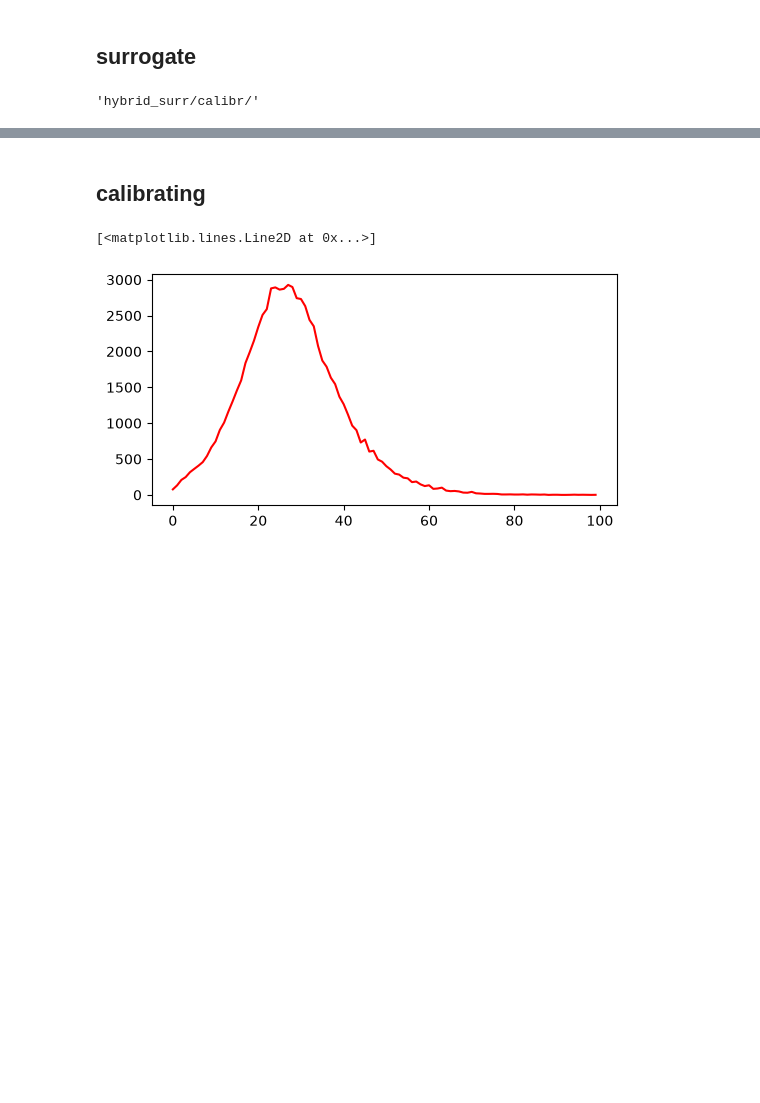
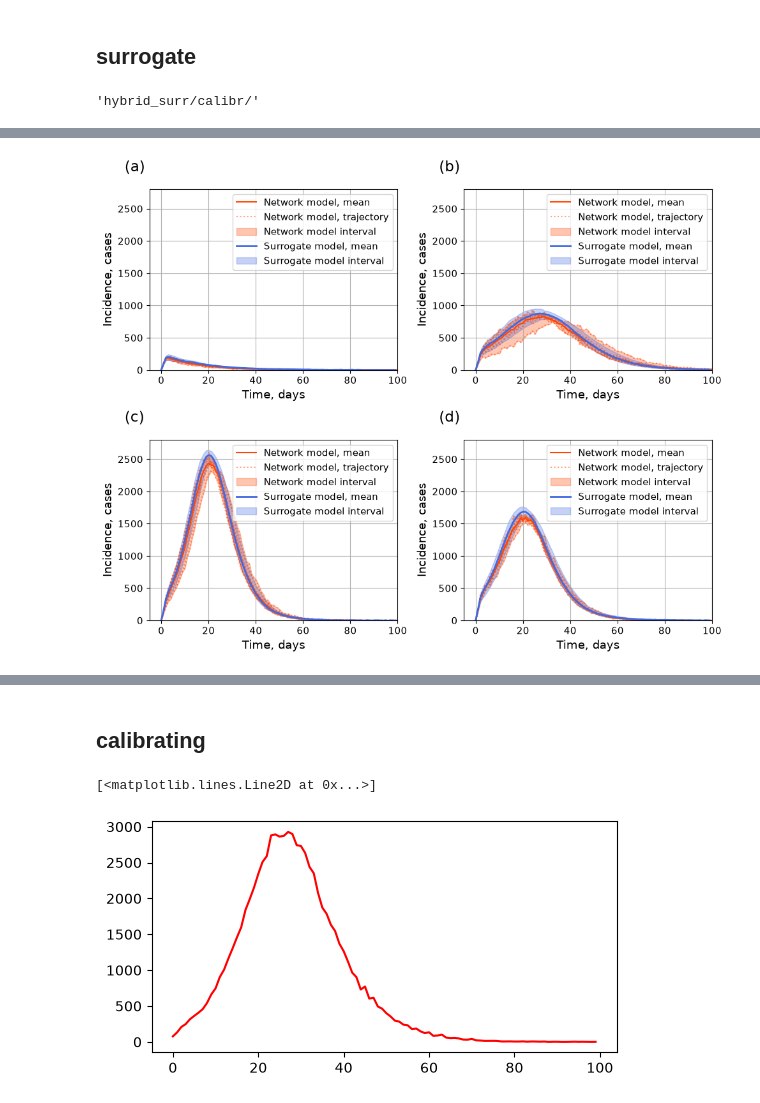
Before and after one commit to Mpkosh/hybrid-surrogate-mcp, a Jupyter notebook: examples-Copy1.ipynb, the cells around one changed output, grey strips where cells are left out. Saved outputs shown, nothing was run; the diff lists cells and outputs as text; code cells hidden in the pictures; blank space fills up the shorter version.

Commit message:
left only chosen test samples; shortened dfs; some docstrings

```diff
--- a/examples-Copy1.ipynb
+++ b/examples-Copy1.ipynb
@@ -752,0 +359,10 @@ plt.tight_layout()
+# %%
+test_indices = [1101,7,1,150]
+for ti in test_indices:
+
+    b,a = X_test[test_indices[counter]]
+    print(round(a,2),round(b,2))
+    #real_idx = mtest.iloc[ti].name
+    part = h[(h.beta.round(2)==round(b,2))&(h.alpha.round(2)==round(a,2))].iloc[:,5:-1]
+    print(part.shape)
+part
@@ -752,0 +390,81 @@ plt.tight_layout()
+# %%
+%%time
+topology='ba'
+test_indices = [1101,7,1,150]
+
+type_df = 'interval'
+ae = torch.load(folder_main+f'/calibr/models/autoencoder_interval_{topology}_100k_n.pt',
+                weights_only=False)
+search_full=False
+X_train, y_train, X_test, y_test, tmax, mtest,qw = \
+                    surr_funcs.get_splits_df(folder=folder_main+'calibr/',
+                                             folder_all=folder_main+'aux_hyb/',
+                                             type_df=type_df,
+                                             network_type = topology,
+                                             with_orig_X=True,
+                                            search_full=search_full)
+
+fontsize = 11
+rows, cols = 2, 2
+fig, ax = plt.subplots(rows, cols, figsize=(10, 8))
+
+labels = ['(a)', '(b)', '(c)', '(d)']
+counter = 0
+mean_index = range(tmax)
+low_index = range(tmax, 2*tmax)
+high_index = range(2*tmax, 3*tmax)
+cut = 100
+r2s, beta_alpha = [], []
+for row in range(rows):
+    for col in range(cols):
+        surrogate_sim = surr_funcs.predict(ae, X_test[test_indices[counter]]).numpy()
+        r2 = r2_score(y_test[test_indices[counter]], surrogate_sim)
+        r2s.append(r2)
+        b,a = X_test[test_indices[counter]]
+        beta_alpha.append([b,a])
+
+        gt = np.array(y_test[test_indices[counter]])
+
+        ax[row][col].plot(gt[mean_index][:cut], label='Network model, mean',
+                          marker='', color='OrangeRed')
+
+        if search_full:
+            real_idx = mtest.iloc[test_indices[counter]].name
+            part = qw[qw.group==real_idx].iloc[:,5:-1]
+        else:
+            part = qw[(qw.beta.round(2)==round(b,2))&(
+                        qw.alpha.round(2)==round(a,2))
+                    ].iloc[:,5:-1]
+        part.columns = part.columns.astype(int)
+        ax[row][col].plot(part.T, color='OrangeRed', ls=':', alpha=.5,
+                         label=['Network model, trajectory']+['']*9)
+
+        ax[row][col].fill_between(np.linspace(0, tmax, tmax)[:cut],
+                                  gt[low_index][:cut], gt[high_index][:cut],
+                            alpha = 0.3, color='OrangeRed',
+                                  label='Network model interval')
+
+        ax[row][col].plot(surrogate_sim[mean_index][:cut], lw=2,
+                          color='RoyalBlue', label='Surrogate model, mean')
+        ax[row][col].fill_between(np.linspace(0, tmax, tmax)[:cut],
+                    surrogate_sim[low_index][:cut],
+                    surrogate_sim[high_index][:cut],
+                    alpha = 0.3, color='RoyalBlue',
+                                  label='Surrogate model interval')
+
+        ax[row][col].set_xlabel('Time, days', fontsize=1.2*fontsize)
+        ax[row][col].set_ylabel('Incidence, cases', fontsize=1.2*fontsize)
+        ax[row][col].set_ylim(0, 2800)
+        ax[row][col].set_xlim(-5, cut)
+        ax[row][col].tick_params(axis='both', which='major', labelsize=fontsize)
+        ax[row][col].legend(fontsize=fontsize)
+        ax[row][col].grid()
+
+        # Add subplot label outside the top-left corner
+        ax[row][col].text(-0.1, 1.1, labels[counter],
+                    transform=ax[row][col].transAxes, size=fontsize*1.5)
+
+        counter += 1
+
+plt.tight_layout()
+# %% [output]
@@ -752,0 +473 @@ plt.tight_layout()
+[figure, added]
```
Also changed, not shown: parts of 35 cells of this notebook, 36 other files.
